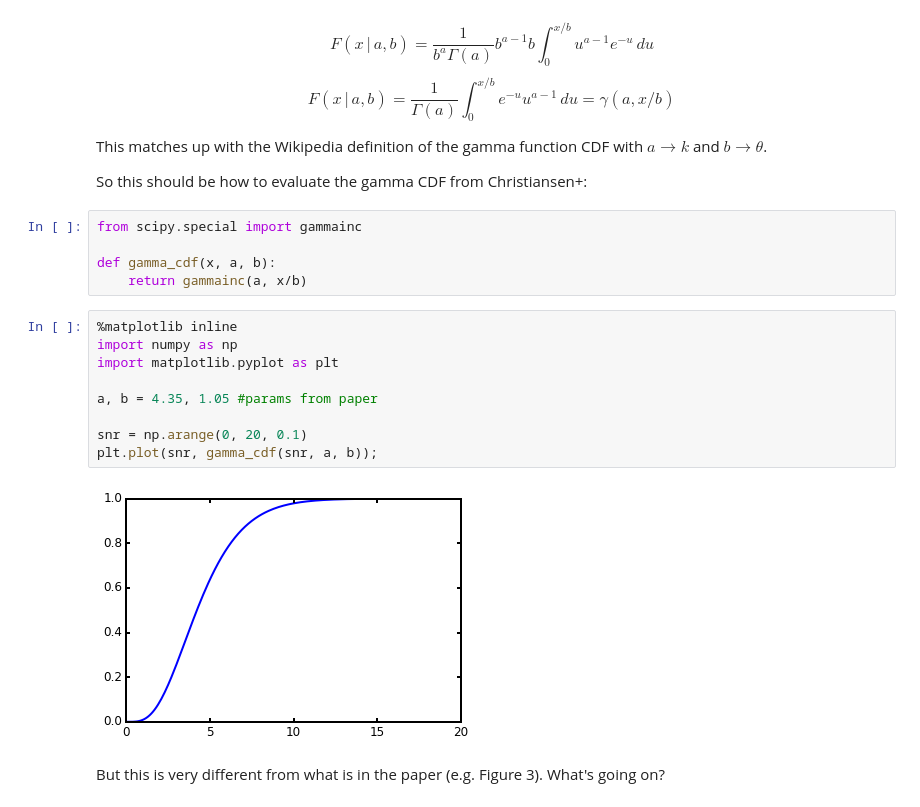
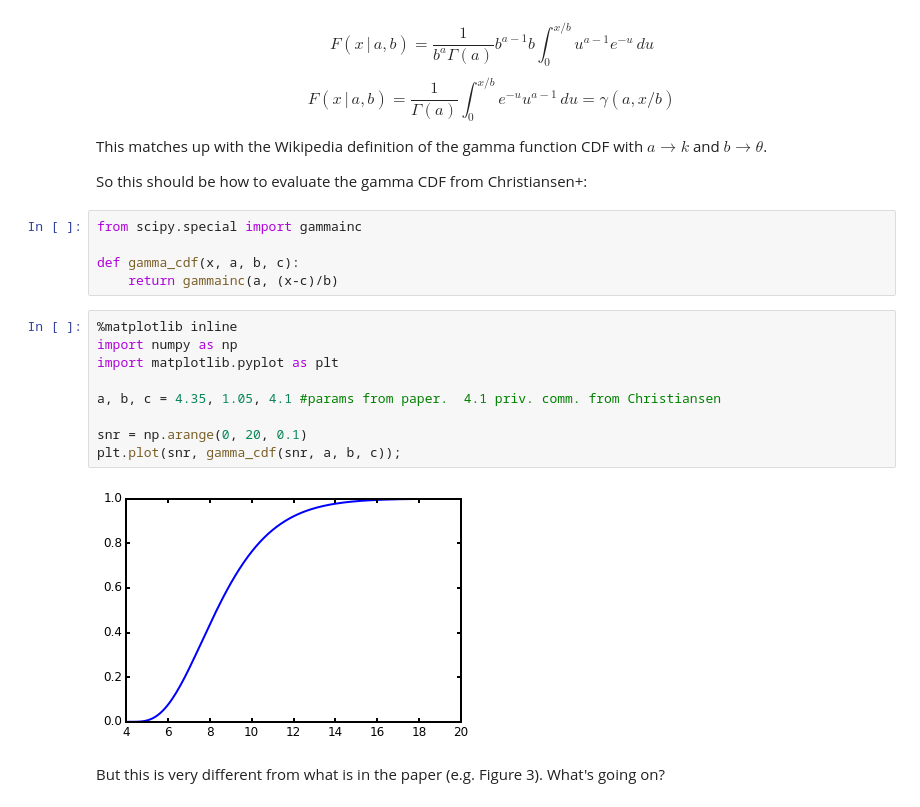
Before and after one commit to timothydmorton/exosyspop, a Jupyter notebook: survey-test.ipynb, the cells around one changed output. Saved outputs shown, nothing was run; the diff lists cells and outputs as text.

```diff
--- a/survey-test.ipynb
+++ b/survey-test.ipynb
@@ -19,18 +19,18 @@ So this should be how to evaluate the gamma CDF from Christiansen+:
 # %%
 from scipy.special import gammainc
 
-def gamma_cdf(x, a, b):
-    return gammainc(a, x/b)
+def gamma_cdf(x, a, b, c):
+    return gammainc(a, (x-c)/b)
 # %%
 %matplotlib inline
 import numpy as np
 import matplotlib.pyplot as plt
 
-a, b = 4.35, 1.05 #params from paper
+a, b, c = 4.35, 1.05, 4.1 #params from paper.  4.1 priv. comm. from Christiansen
 
 snr = np.arange(0, 20, 0.1)
-plt.plot(snr, gamma_cdf(snr, a, b));
+plt.plot(snr, gamma_cdf(snr, a, b, c));
 # %% [output]
-[figure, old version]
+[figure, new version]
 # %% [markdown]
 But this is very different from what is in the paper (e.g. Figure 3).  What's going on?
```
Also changed, not shown: 3 other files.
